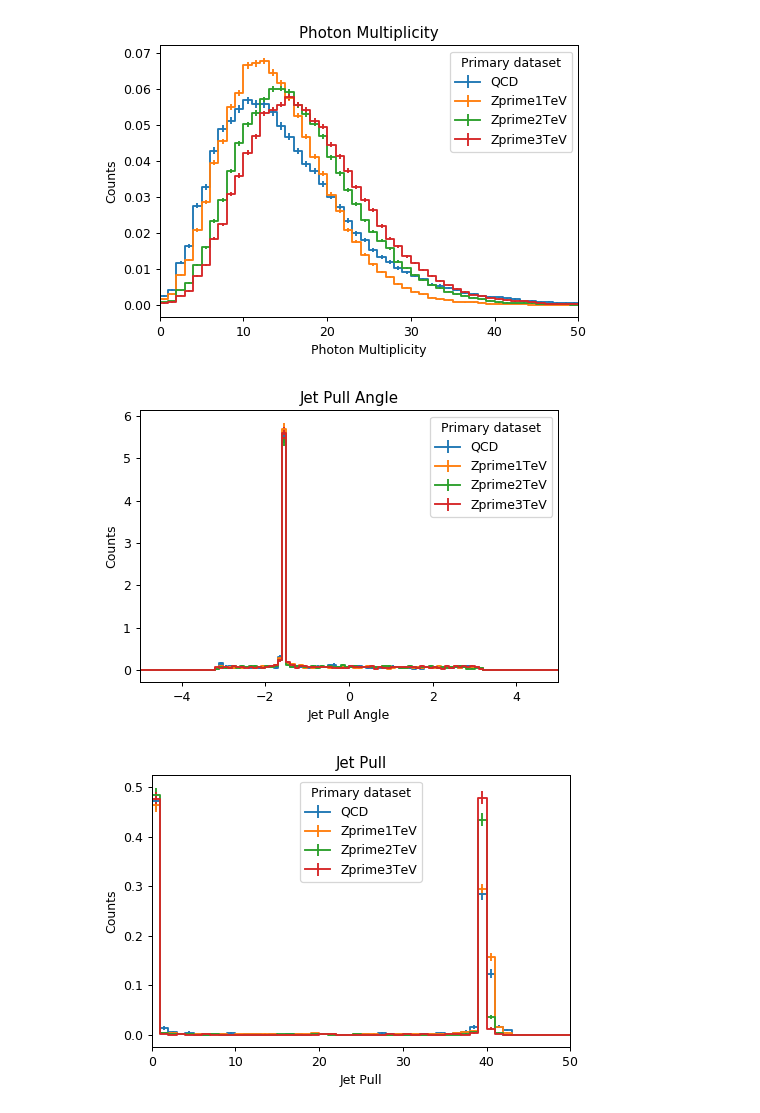
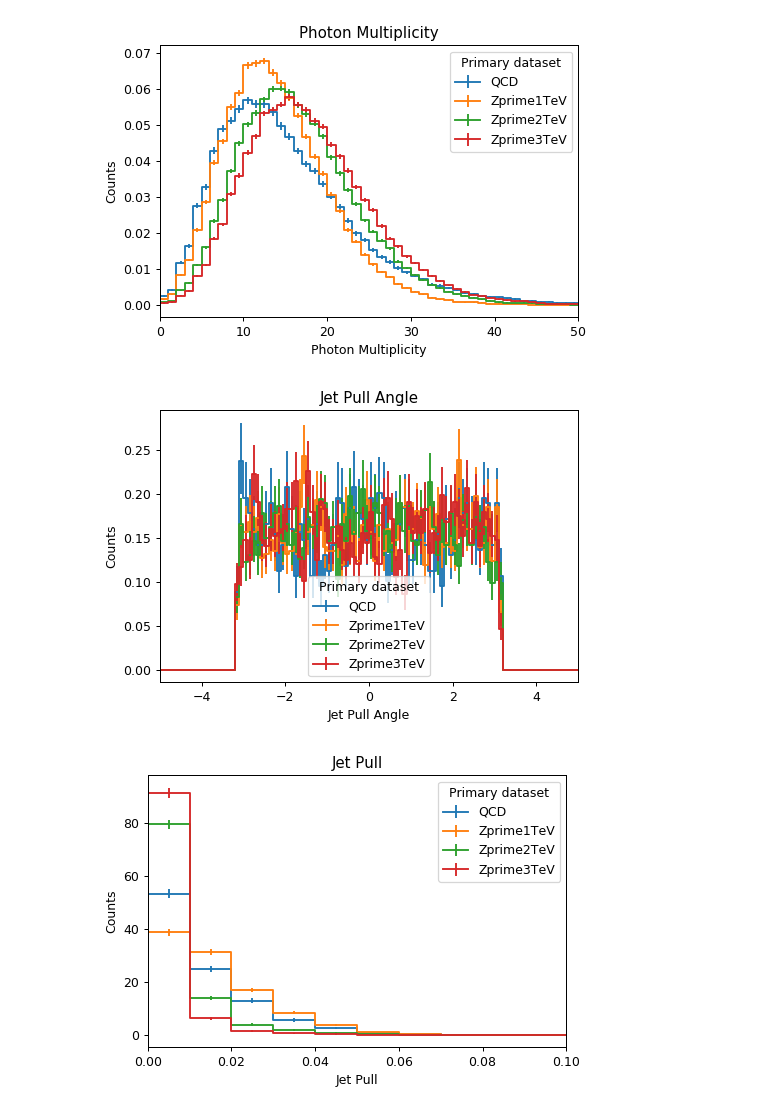
Before and after one commit to mdmorris/XAICoffea, a Jupyter notebook: ShowJets.ipynb, the cells around one changed output. Drawn from its saved outputs; the diff is of its cells as text; code cells hidden in the pictures.

Commit message:
delta phi fixed

```diff
--- a/ShowJets.ipynb
+++ b/ShowJets.ipynb
@@ -121,7 +121,7 @@ class JetImageProcessor(processor.ProcessorABC):
         tau_axis = hist.Bin("tau", r"$\tau$", 100, 0, 1.0)
         mult_axis = hist.Bin("mult", "Multiplicity", 50, 0, 50)
         pullAngle_axis = hist.Bin("pullAngle", "Jet Pull Angle", 100, -5, 5)
-        pull_axis = hist.Bin("pull", "Jet Pull", 100, 0, 100)
+        pull_axis = hist.Bin("pull", "Jet Pull", 100, 0, 1)
 
 
         self._accumulator = processor.dict_accumulator({
@@ -285,7 +285,14 @@ class JetImageProcessor(processor.ProcessorABC):
         idfound4 = abs(jetconstituents.pdgid) == 2112 # neutron
         idfound5 = abs(jetconstituents.pdgid) == 130  # K-long
         idfound6 = abs(jetconstituents.pdgid) == 22   # photon
+        idfound7 = abs(jetconstituents.pdgid) == 11
+        idfound8 = abs(jetconstituents.pdgid) == 12
+        idfound9 = abs(jetconstituents.pdgid) == 13
+        idfound10 = abs(jetconstituents.pdgid) == 14
+        idfound11 = abs(jetconstituents.pdgid) == 15
+        idfound12 = abs(jetconstituents.pdgid) == 16
         # all else = 11, 12, 13, 14, 15, 16 (leptons and lepton neutrinos)
+        ids = idfound1 | idfound2 | idfound3 | idfound4 | idfound5 | idfound6 | idfound8 | idfound8 | idfound9 | idfound10 | idfound11 | idfound12
 
         isEle = abs(jetconstituents.pdgid) == 11
         isMuon = abs(jetconstituents.pdgid) == 13
@@ -296,6 +303,10 @@ class JetImageProcessor(processor.ProcessorABC):
         isFinal = (jetconstituents.status == 91)
         nhID = idfound4 | idfound5
         nonHID = ~chID & ~nhID
+
+        #pdgs = jetconstituents[~ids].pdgid
+        #pdgbool = np.abs(pdgs) > np.zeros_like(jetconstituents)
+        #print(pdgs[np.where(pdgbool)])
 
         chargedHadrons = jetconstituents[chID & isFinal]
         neutralHadrons = jetconstituents[nhID & isFinal]
@@ -381,10 +392,12 @@ class JetImageProcessor(processor.ProcessorABC):
         jagged_ic = JaggedArray.fromiter(ic)
         jagged_nc = JaggedArray.fromiter(nc)
 
+        #np.where()
 
         constituent_pt_copies = pullconstituents.p4.pt[jagged_ic]
         constituent_y_copies = pullconstituents.p4.eta[jagged_ic] # eta instead of rapidity b/c constituents are effectively massless
         constituent_phi_copies = pullconstituents.p4.phi[jagged_ic]
+
 
         # I cannot currently trim the arrays so this gets rid of constituent arrays with copies
         quick_mask = constituent_pt_copies.counts == jagged_nc
@@ -400,9 +413,22 @@ class JetImageProcessor(processor.ProcessorABC):
         Jet_y = JaggedArray.fromiter(Jets_jet0.p4.rapidity[quick_mask])
         Jet_phi = JaggedArray.fromiter(Jets_jet0.p4.phi[quick_mask])
 
+
         #calculate phi and y components of r_i
-        r_phi = constituent_phi - Jet_phi
+        r_phi_copies = pullconstituents[jagged_ic].p4.delta_phi(Jets_jet0.p4)
+        r_phi = r_phi_copies[quick_mask]
         r_y = constituent_y - Jet_y
+
+
+#         # using constituents selected with delta R cut
+#         constituent_pt = jetconstituents.p4.pt
+#         constituent_y = jetconstituents.p4.eta
+#         Jet_y = Jets[:,0].p4.rapidity
+#         r_y = constituent_y - Jet_y
+#         r_phi = jetconstituents.p4.delta_phi(Jets[:,0].p4)
+#         Jet_pt = Jets[:,0].p4.pt
+
+
 
         r = np.sqrt(np.power(r_y, 2) + np.power(r_phi, 2))
 
@@ -418,8 +444,13 @@ class JetImageProcessor(processor.ProcessorABC):
         #calculate pull angle in polar coordinates
         pull_angle = np.arctan2(pull_phi, pull_y)
 
+        #pull_angle = pull_angle[ np.where(pull_mag < 0.1) ]
+        #pull_mag = pull_mag[ np.where(pull_mag < 0.1) ]
 
-        #print('pull', pull_mag)
+        #print(pull_phi.shape)
+
+
+        #print('pull', pull_mag[ np.where(pull_mag < 1) ])
         #print('pull angle', pull_angle[ np.where(pull_mag < 1) ])
 
         output['eta'].fill(dataset=dataset,
@@ -678,18 +709,18 @@ for iax in ax.flatten():
 fig.show()
 fig.savefig("pullAngle_plot.png")
 # %% [output]
-[figure, old version]
+[figure, new version]
 # %%
 fig, ax = hist.plotgrid(output['h_jetPull'], overlay="dataset", stack=False, density=True
                                  )
 for iax in ax.flatten():
     iax.autoscale(axis='y')
     iax.set_title('Jet Pull')
     iax.set_xlabel('Jet Pull')
-    iax.set_xlim([0,50])
+    iax.set_xlim([0,0.1])
 
 
 fig.show()
 fig.savefig("jetPull_plot.png")
 # %% [output]
-[figure, old version]
+[figure, new version]
```
